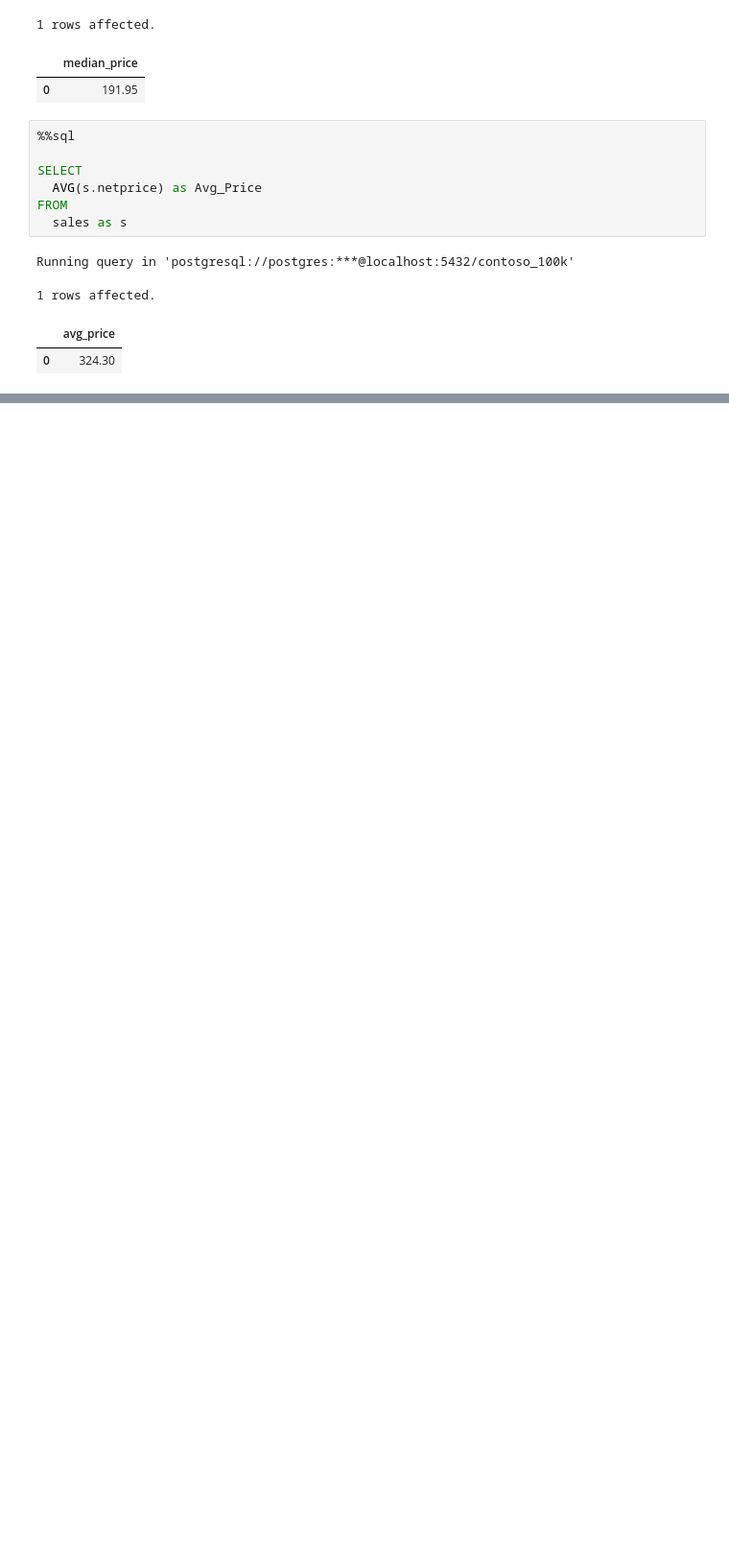
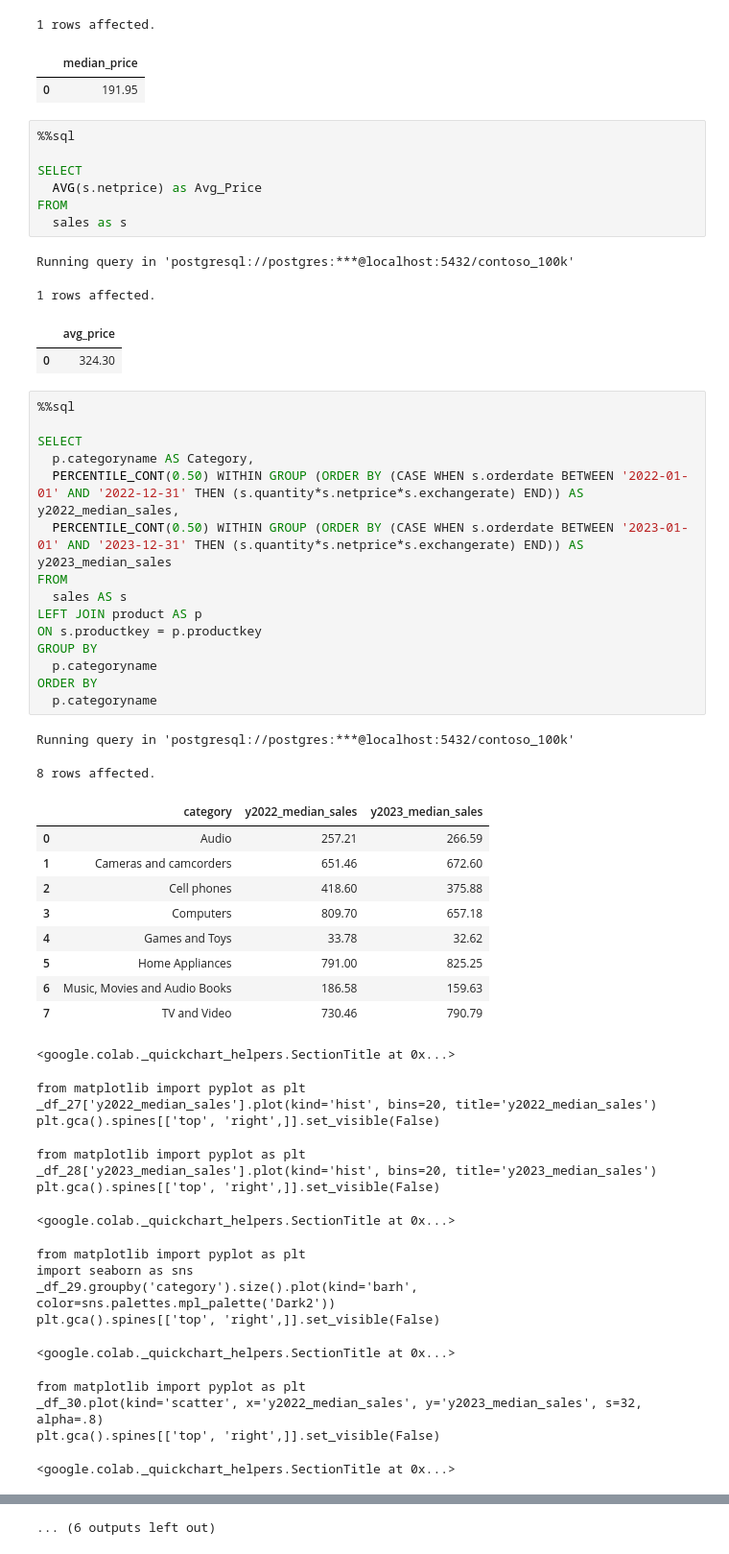
Before and after one commit to evanalyticsalex/SQL_for_Data_Analytics, a Jupyter notebook: Resources/Blank_SQL_Notebook.ipynb, the cells around one changed output, grey strips where cells are left out. Shown at 96% size. Cells and saved outputs as stored; diff of their text form; blank space fills up the shorter version.

```diff
--- a/Resources/Blank_SQL_Notebook.ipynb
+++ b/Resources/Blank_SQL_Notebook.ipynb
@@ -523,3 +523,47 @@ Running query in 'postgresql://postgres:***@localhost:5432/contoso_100k'
 1 rows affected.
 |  | avg_price |
 | 0 | 324.30 |
+# %%
+%%sql
+
+SELECT
+  p.categoryname AS Category,
+  PERCENTILE_CONT(0.50) WITHIN GROUP (ORDER BY (CASE WHEN s.orderdate BETWEEN '2022-01-01' AND '2022-12-31' THEN (s.quantity*s.netprice*s.exchangerate) END)) AS y2022_median_sales,
+  PERCENTILE_CONT(0.50) WITHIN GROUP (ORDER BY (CASE WHEN s.orderdate BETWEEN '2023-01-01' AND '2023-12-31' THEN (s.quantity*s.netprice*s.exchangerate) END)) AS y2023_median_sales
+FROM
+  sales AS s
+LEFT JOIN product AS p
+ON s.productkey = p.productkey
+GROUP BY
+  p.categoryname
+ORDER BY
+  p.categoryname
+# %% [output]
+Running query in 'postgresql://postgres:***@localhost:5432/contoso_100k'
+8 rows affected.
+|  | category | y2022_median_sales | y2023_median_sales |
+| 0 | Audio | 257.21 | 266.59 |
+| 1 | Cameras and camcorders | 651.46 | 672.60 |
+| 2 | Cell phones | 418.60 | 375.88 |
+| 3 | Computers | 809.70 | 657.18 |
+| 4 | Games and Toys | 33.78 | 32.62 |
+| 5 | Home Appliances | 791.00 | 825.25 |
+| 6 | Music, Movies and Audio Books | 186.58 | 159.63 |
+| 7 | TV and Video | 730.46 | 790.79 |
+<google.colab._quickchart_helpers.SectionTitle at 0x...>
+from matplotlib import pyplot as plt
+_df_27['y2022_median_sales'].plot(kind='hist', bins=20, title='y2022_median_sales')
+plt.gca().spines[['top', 'right',]].set_visible(False)
+from matplotlib import pyplot as plt
+_df_28['y2023_median_sales'].plot(kind='hist', bins=20, title='y2023_median_sales')
+plt.gca().spines[['top', 'right',]].set_visible(False)
+<google.colab._quickchart_helpers.SectionTitle at 0x...>
+from matplotlib import pyplot as plt
+import seaborn as sns
+_df_29.groupby('category').size().plot(kind='barh', color=sns.palettes.mpl_palette('Dark2'))
+plt.gca().spines[['top', 'right',]].set_visible(False)
+<google.colab._quickchart_helpers.SectionTitle at 0x...>
+from matplotlib import pyplot as plt
+_df_30.plot(kind='scatter', x='y2022_median_sales', y='y2023_median_sales', s=32, alpha=.8)
+plt.gca().spines[['top', 'right',]].set_visible(False)
+<google.colab._quickchart_helpers.SectionTitle at 0x...>
@@ -525,0 +573 @@ Running query in 'postgresql://postgres:***@localhost:5432/contoso_100k'
+... (6 outputs left out)
```
Also changed, not shown: parts of 1 cell of this notebook.
